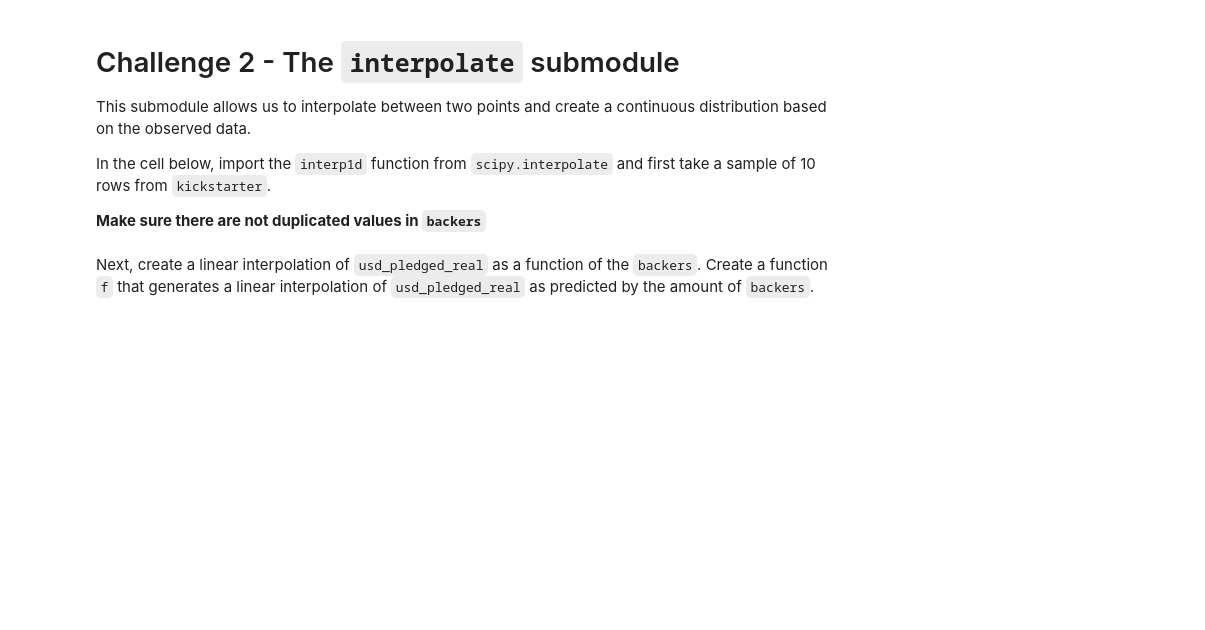
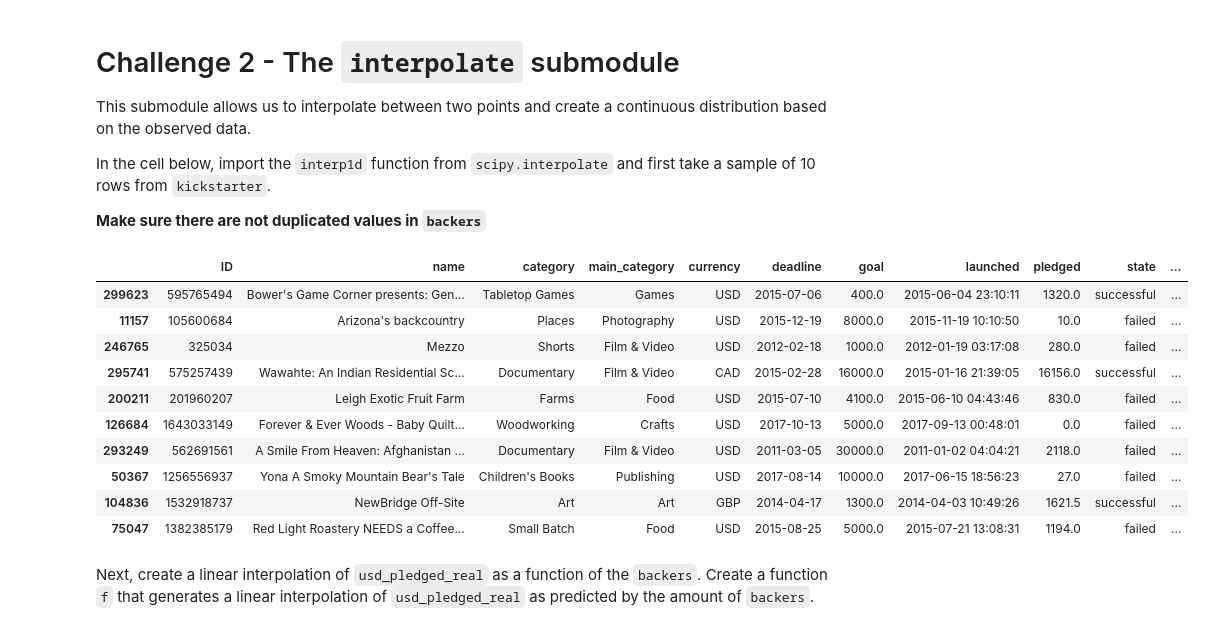
Before and after one commit to ta-data-lis/lab-intro-to-scipy, a Jupyter notebook: your-code/main.ipynb, the cells around one changed output. Drawn from its saved outputs; the diff is of its cells as text; code cells hidden in the pictures; blank space fills up the shorter version.

```diff
--- a/your-code/main.ipynb
+++ b/your-code/main.ipynb
@@ -11,6 +13,7 @@
 This submodule contains statistical functions for conducting hypothesis tests, producing various distributions and other useful tools. Let's examine this submodule using the KickStarter dataset. Load the data using the `ks-projects-201801.csv` file
 # %%
 # Your code here:
+data = pd.read_csv("../ks-projects-201801.csv")
 # %% [markdown]
 Now print the `head` function to examine the dataset.
 # %%
@@ -40,4 +65,8 @@ Let's perform Fisher's exact test on our KickStarter data. We intend to test the
+# %%
+# Your code here:
+data["goal_met"] = np.where(data["usd_pledged_real"] > data["usd_goal_real"], 1,0)
 # %% [markdown]
 Next, create a column that checks whether the currency of the project is in US Dollars. Create a column called `usd` using the `np.where` function where if the currency is US Dollars, assign a value of 1 to the row and 0 otherwise.
 # %%
 # Your code here:
+data["usd"] = np.where(data["currency"] == "USD", 1, 0)
@@ -60,3 +109,20 @@ In the cell below, import the `interp1d` function from `scipy.interpolate` and f
+# %%
+# Your code here:
+from scipy.interpolate import interp1d
+sample = data.sample(10).drop_duplicates(subset="backers")
+sample
+# %% [output]
+|  | ID | name | category | main_category | currency | deadline | goal | launched | pledged | state | ... |
+| 299623 | 595765494 | Bower's Game Corner presents: Gen... | Tabletop Games | Games | USD | 2015-07-06 | 400.0 | 2015-06-04 23:10:11 | 1320.0 | successful | ... |
+| 11157 | 105600684 | Arizona's backcountry | Places | Photography | USD | 2015-12-19 | 8000.0 | 2015-11-19 10:10:50 | 10.0 | failed | ... |
+| 246765 | 325034 | Mezzo | Shorts | Film & Video | USD | 2012-02-18 | 1000.0 | 2012-01-19 03:17:08 | 280.0 | failed | ... |
+| 295741 | 575257439 | Wawahte: An Indian Residential Sc... | Documentary | Film & Video | CAD | 2015-02-28 | 16000.0 | 2015-01-16 21:39:05 | 16156.0 | successful | ... |
+| 200211 | 201960207 | Leigh Exotic Fruit Farm | Farms | Food | USD | 2015-07-10 | 4100.0 | 2015-06-10 04:43:46 | 830.0 | failed | ... |
+| 126684 | 1643033149 | Forever & Ever Woods - Baby Quilt... | Woodworking | Crafts | USD | 2017-10-13 | 5000.0 | 2017-09-13 00:48:01 | 0.0 | failed | ... |
+| 293249 | 562691561 | A Smile From Heaven: Afghanistan ... | Documentary | Film & Video | USD | 2011-03-05 | 30000.0 | 2011-01-02 04:04:21 | 2118.0 | failed | ... |
+| 50367 | 1256556937 | Yona A Smoky Mountain Bear's Tale | Children's Books | Publishing | USD | 2017-08-14 | 10000.0 | 2017-06-15 18:56:23 | 27.0 | failed | ... |
+| 104836 | 1532918737 | NewBridge Off-Site | Art | Art | GBP | 2014-04-17 | 1300.0 | 2014-04-03 10:49:26 | 1621.5 | successful | ... |
+| 75047 | 1382385179 | Red Light Roastery NEEDS a Coffee... | Small Batch | Food | USD | 2015-08-25 | 5000.0 | 2015-07-21 13:08:31 | 1194.0 | failed | ... |
 # %% [markdown]
 Next, create a linear interpolation of `usd_pledged_real` as a function of the `backers`. Create a function `f` that generates a linear interpolation of `usd_pledged_real` as predicted by the amount of `backers`.
 # %%
```
Also changed, not shown: parts of 26 cells of this notebook.
